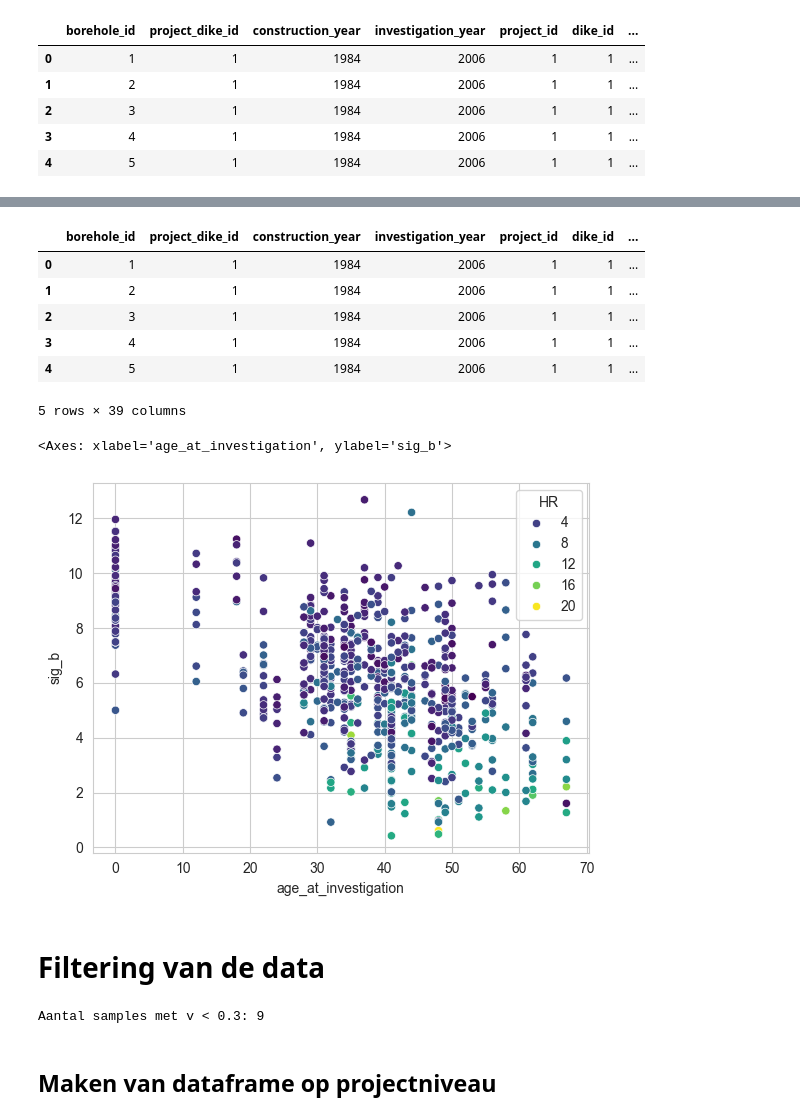
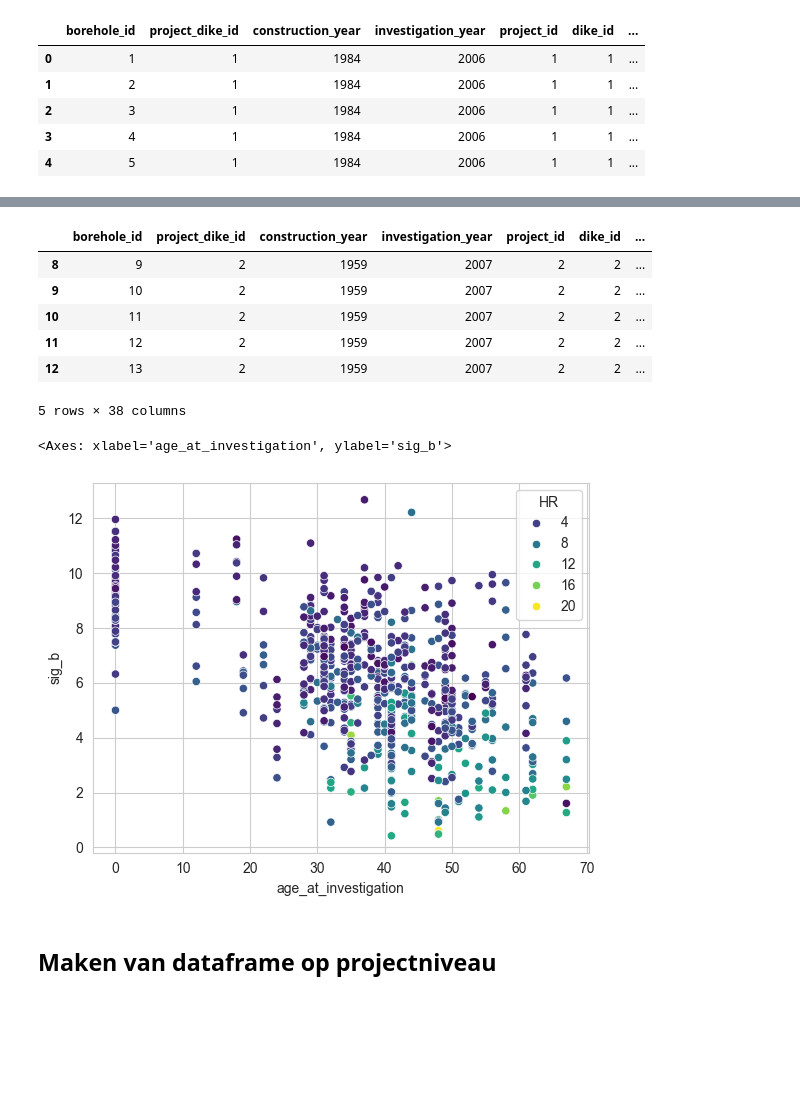
Before and after one commit to amavrits/asphalt-db, a Jupyter notebook: results/ExploratoryForPresentation.ipynb, the cells around one changed output, grey strips where cells are left out. Saved outputs shown, nothing was run; the diff lists cells and outputs as text; code cells hidden in the pictures; blank space fills up the shorter version.

Commit message:
some updates to query
turned of filtering for now as it messes up the analysis for Schoor

```diff
--- a/results/ExploratoryForPresentation.ipynb
+++ b/results/ExploratoryForPresentation.ipynb
@@ -155,42 +36,22 @@ if df_general['borehole_id'].value_counts().max() > 1:
 # %%
-#join general data to dikes_and_projects on borehole_id
-df_merge_1 = pd.merge(dikes_and_projects, df_general, on='borehole_id', how = 'left')
+#load data
+df_final = load_and_merge_data(working_dir.joinpath('database_all_v3.sqlite'))
 
-#join df_bzs to dikes_and_projects on borehole_id
-df_merge_2 = pd.merge(df_merge_1, df_bzs, on='borehole_id', how='left',suffixes=('_dike', '_bzs'))
-df_merge_2.head()
-
-
-#join df_vs to df_merge_1 on borehole_id
-df_final = pd.merge(df_merge_2, df_vs, on='borehole_id', how='left', suffixes=('_bzs', '_vs'))
 df_final.head()
-
-#add column of HR-categories
-def categorize_hr(hr):
-    if hr < 3:
-        return 'HR <3%'
-    elif 3 <= hr < 6:
-        return 'HR 3-6%'
-    elif 6 <= hr < 9:
-        return 'HR 6-9%'
-    else:
-        return 'HR >9%'
-df_final['HR_category'] = df_final['HR'].apply(categorize_hr)
-df_final.head()
 # %% [output]
 |  | borehole_id | project_dike_id | construction_year | investigation_year | project_id | dike_id | ... |
-| 0 | 1 | 1 | 1984 | 2006 | 1 | 1 | ... |
-| 1 | 2 | 1 | 1984 | 2006 | 1 | 1 | ... |
-| 2 | 3 | 1 | 1984 | 2006 | 1 | 1 | ... |
-| 3 | 4 | 1 | 1984 | 2006 | 1 | 1 | ... |
-| 4 | 5 | 1 | 1984 | 2006 | 1 | 1 | ... |
+| 8 | 9 | 2 | 1959 | 2007 | 2 | 2 | ... |
+| 9 | 10 | 2 | 1959 | 2007 | 2 | 2 | ... |
+| 10 | 11 | 2 | 1959 | 2007 | 2 | 2 | ... |
+| 11 | 12 | 2 | 1959 | 2007 | 2 | 2 | ... |
+| 12 | 13 | 2 | 1959 | 2007 | 2 | 2 | ... |
-5 rows × 39 columns
+5 rows × 38 columns
 # %%
 #make as scatter plot of age_at_investigation vs sig_b, colored by HR_category
 sns.scatterplot(data=df_final, x='age_at_investigation', y='sig_b', hue='HR',palette='viridis')
 # %% [output]
 <Axes: xlabel='age_at_investigation', ylabel='sig_b'>
-[figure, old version]
+[figure, new version]
 # %%
 #Export voor regressie
 data_for_regression = df_final[['borehole_id','age_at_investigation', 'sig_b', 'HR']]
@@ -198,14 +59,6 @@ data_for_regression = df_final[['borehole_id','age_at_investigation', 'sig_b', '
 data_for_regression = data_for_regression.rename(columns={'sig_b':'str', 'age_at_investigation':'age', 'HR':'void'})
 #export to xlsx
 data_for_regression.to_excel(working_dir.joinpath('data_for_regression.xlsx'), index=False)
-# %% [markdown]
-# Filtering van de data
-# %%
-# verwijder alles met v < 0.3
-print(f"Aantal samples met v < 0.3: {len(df_final[df_final['v'] < 0.3])}")
-df_final = df_final[df_final['v'] >= 0.3]
-# %% [output]
-Aantal samples met v < 0.3: 9
 # %% [markdown]
 ## Maken van dataframe op projectniveau
 # %%
```
Also changed, not shown: parts of 25 cells of this notebook, 3 other files.
